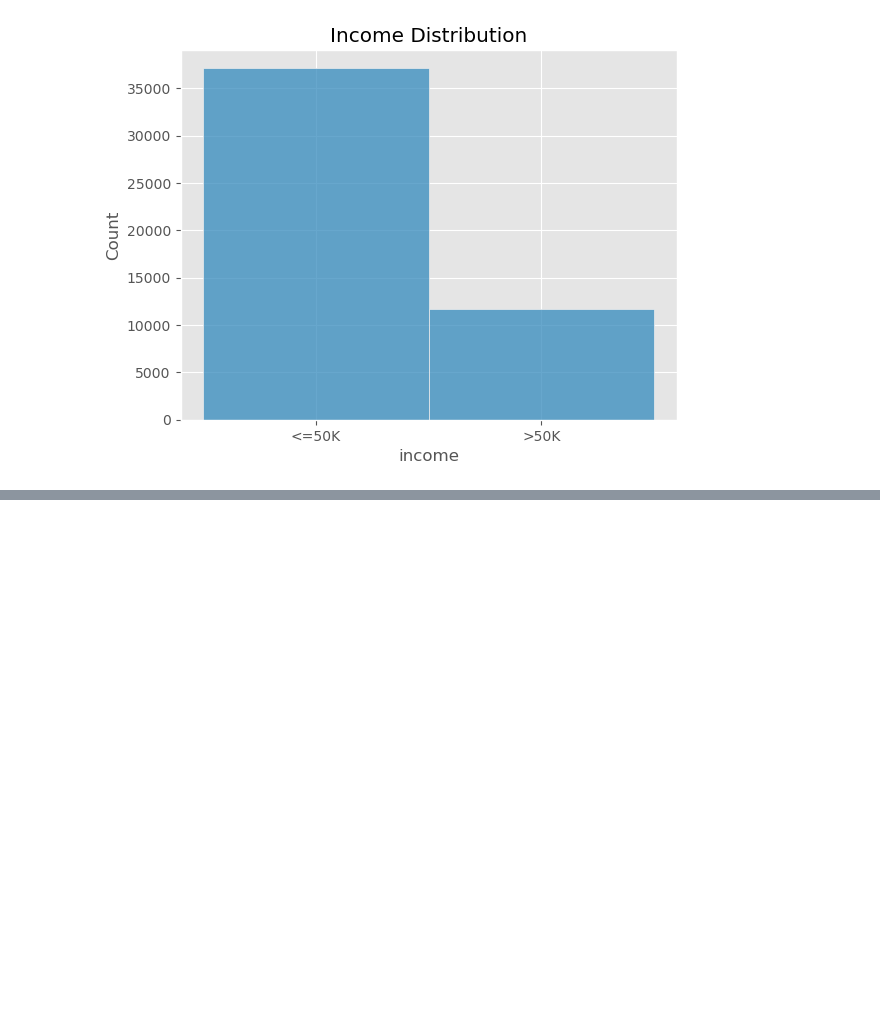
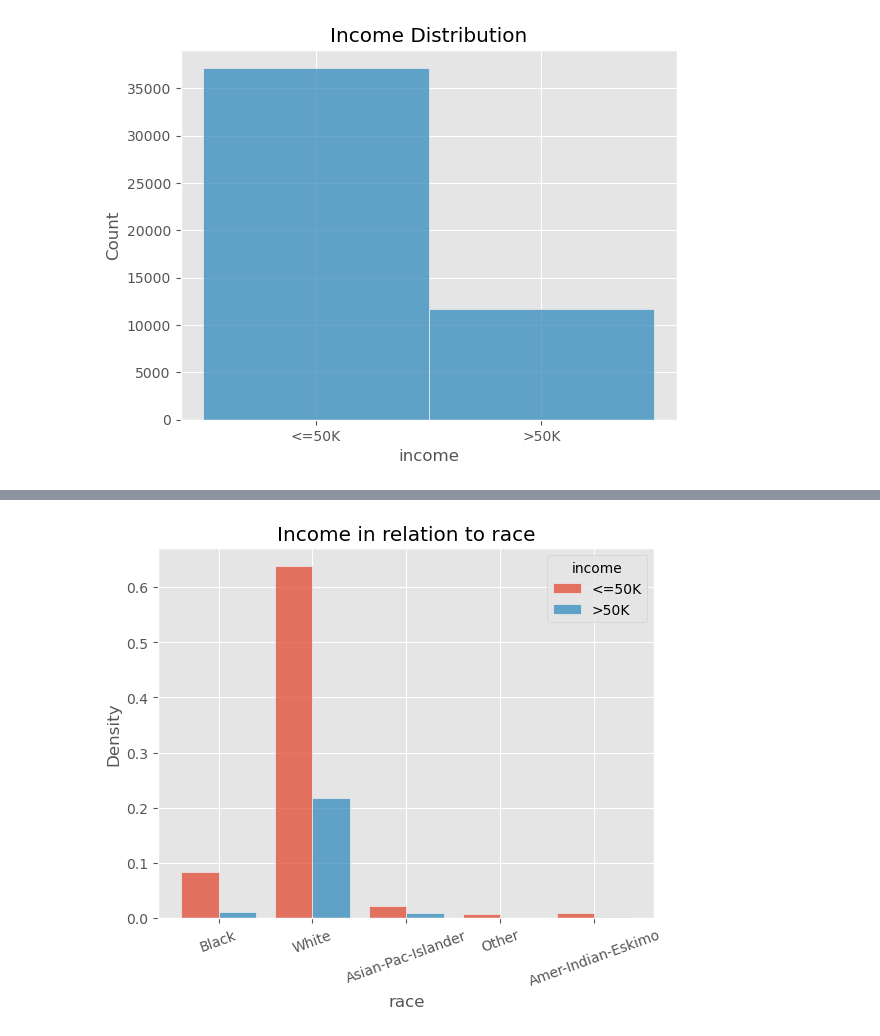
Before and after one commit to Marcus-Friis/afae-exam, a Jupyter notebook: notebooks/eda_income.ipynb, the cells around one changed output, grey strips where cells are left out. Drawn from its saved outputs; the diff is of its cells as text; code cells hidden in the pictures; blank space fills up the shorter version.

```diff
--- a/notebooks/eda_income.ipynb
+++ b/notebooks/eda_income.ipynb
@@ -28,0 +36,7 @@ Text(0.5, 1.0, 'Income Distribution')
+# %%
+fig, ax = plt.subplots()
+sns.histplot(x='race', data=df, hue='income', multiple='dodge', shrink=.8, stat='density', ax=ax)
+ax.set_title('Income in relation to race')
+ax.tick_params(axis='x', rotation=20)
+# %% [output]
+[figure, added]
```
Also changed, not shown: parts of 5 cells of this notebook.
